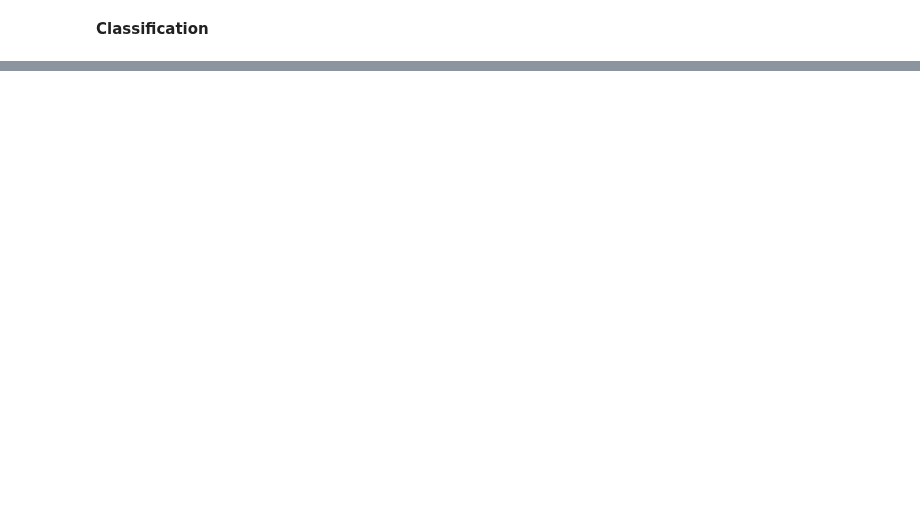
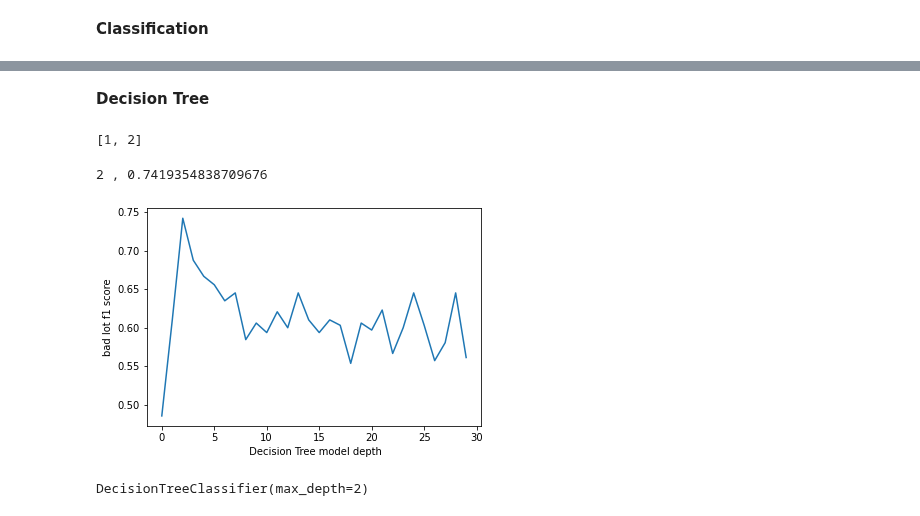
Before and after one commit to divtummala/springboard, a Jupyter notebook: Capstone/EquipmentDataFinal/semiTool.ipynb, the cells around one changed output, grey strips where cells are left out. Cells and saved outputs as stored; diff of their text form; code cells hidden in the pictures; blank space fills up the shorter version.

```diff
--- a/Capstone/EquipmentDataFinal/semiTool.ipynb
+++ b/Capstone/EquipmentDataFinal/semiTool.ipynb
@@ -401,0 +362,2 @@ plt.show()
+# %%
+X_train, X_test, y_train, y_test = train_test_split(X,  y, test_size=0.2)
@@ -401,0 +366,3 @@ plt.show()
+# %%
+log_reg = LogisticRegression(max_iter=1000)
+log_reg.fit(X_train, y_train)
@@ -401,0 +371,3 @@ plt.show()
+# %%
+y_train_pred = log_reg.predict(X_train)
+y_test_pred = log_reg.predict(X_test)
@@ -401,0 +395,6 @@ plt.show()
+# %% [markdown]
+**Decision Tree**
+# %%
+list(np.arange(1,3))
+# %% [output]
+[1, 2]
@@ -401,0 +404,22 @@ plt.show()
+# %%
+fail_f1_score = []
+for depth in np.arange(1,31):
+    decision_tree = tree.DecisionTreeClassifier(max_depth=depth)
+    decision_tree.fit(X_train, y_train)
+    y_train_pred = decision_tree.predict(X_train)
+    y_test_pred = decision_tree.predict(X_test)
+    fail_f1_score.append(f1_score(y_test, y_test_pred, pos_label=0))
+# %%
+plt.plot(np.arange(len(fail_f1_score)), fail_f1_score)
+plt.xlabel(' Decision Tree model depth', size=10)
+plt.ylabel('bad lot f1 score', size=10)
+print(fail_f1_score.index(max(fail_f1_score)), ',', max(fail_f1_score))
+best_depth = fail_f1_score.index(max(fail_f1_score))
+# %% [output]
+2 , 0.7419354838709676
+[figure, added]
+# %%
+decision_tree = tree.DecisionTreeClassifier(max_depth=best_depth)
+decision_tree.fit(X_train, y_train)
+# %% [output]
+DecisionTreeClassifier(max_depth=2)
```
Also changed, not shown: parts of 98 cells of this notebook.
